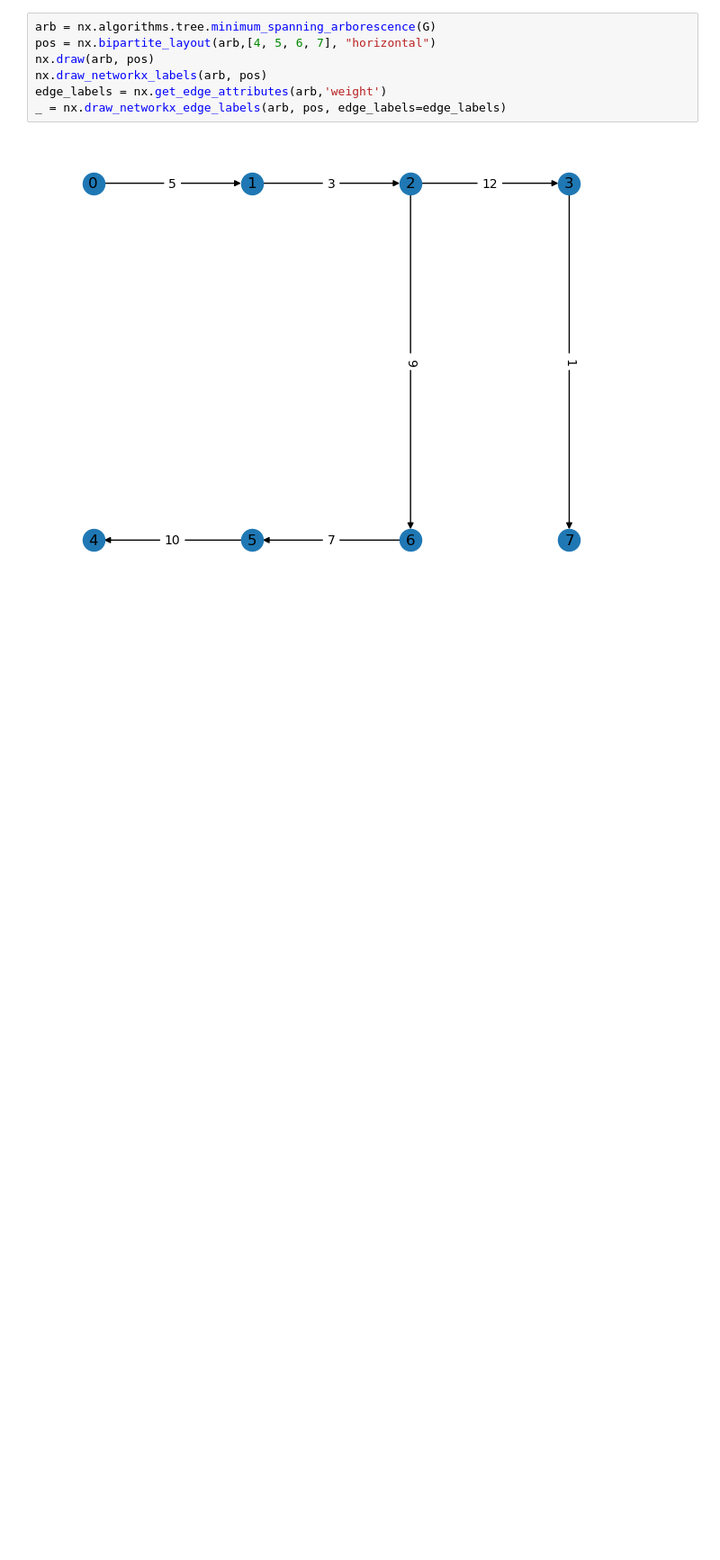
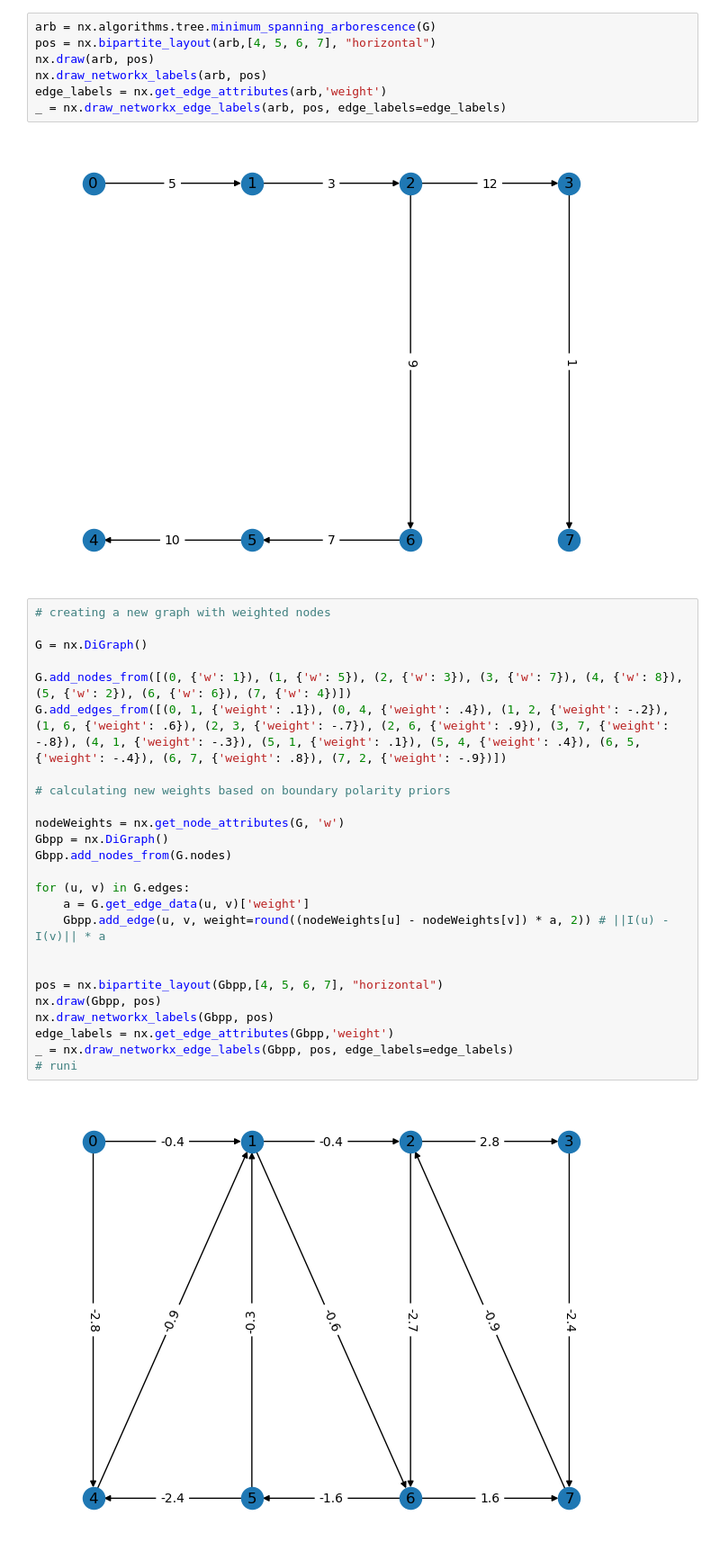
Before and after one commit to bdCastro/PUC-pesquisa-IMScience, a Jupyter notebook: code/arborescence.ipynb, the cells around one changed output. Shown: that part at 90% size. Saved outputs shown, nothing was run; the diff lists cells and outputs as text; blank space fills up the shorter version.

Commit message:
implements boundary polarity priors graphs

```diff
--- a/code/arborescence.ipynb
+++ b/code/arborescence.ipynb
@@ -36,3 +35,30 @@ edge_labels = nx.get_edge_attributes(arb,'weight')
 _ = nx.draw_networkx_edge_labels(arb, pos, edge_labels=edge_labels)
 # %% [output]
 [figure]
+# %%
+# creating a new graph with weighted nodes
+
+G = nx.DiGraph()
+
+G.add_nodes_from([(0, {'w': 1}), (1, {'w': 5}), (2, {'w': 3}), (3, {'w': 7}), (4, {'w': 8}), (5, {'w': 2}), (6, {'w': 6}), (7, {'w': 4})])
+G.add_edges_from([(0, 1, {'weight': .1}), (0, 4, {'weight': .4}), (1, 2, {'weight': -.2}), (1, 6, {'weight': .6}), (2, 3, {'weight': -.7}), (2, 6, {'weight': .9}), (3, 7, {'weight': -.8}), (4, 1, {'weight': -.3}), (5, 1, {'weight': .1}), (5, 4, {'weight': .4}), (6, 5, {'weight': -.4}), (6, 7, {'weight': .8}), (7, 2, {'weight': -.9})])
+
+# calculating new weights based on boundary polarity priors
+
+nodeWeights = nx.get_node_attributes(G, 'w')
+Gbpp = nx.DiGraph()
+Gbpp.add_nodes_from(G.nodes)
+
+for (u, v) in G.edges:
+    a = G.get_edge_data(u, v)['weight']
+    Gbpp.add_edge(u, v, weight=round((nodeWeights[u] - nodeWeights[v]) * a, 2)) # ||I(u) - I(v)|| * a
+
+
+pos = nx.bipartite_layout(Gbpp,[4, 5, 6, 7], "horizontal")
+nx.draw(Gbpp, pos)
+nx.draw_networkx_labels(Gbpp, pos)
+edge_labels = nx.get_edge_attributes(Gbpp,'weight')
+_ = nx.draw_networkx_edge_labels(Gbpp, pos, edge_labels=edge_labels)
+# runi
+# %% [output]
+[figure, added]
```
Also changed, not shown: parts of 2 cells of this notebook, 1 other file.
